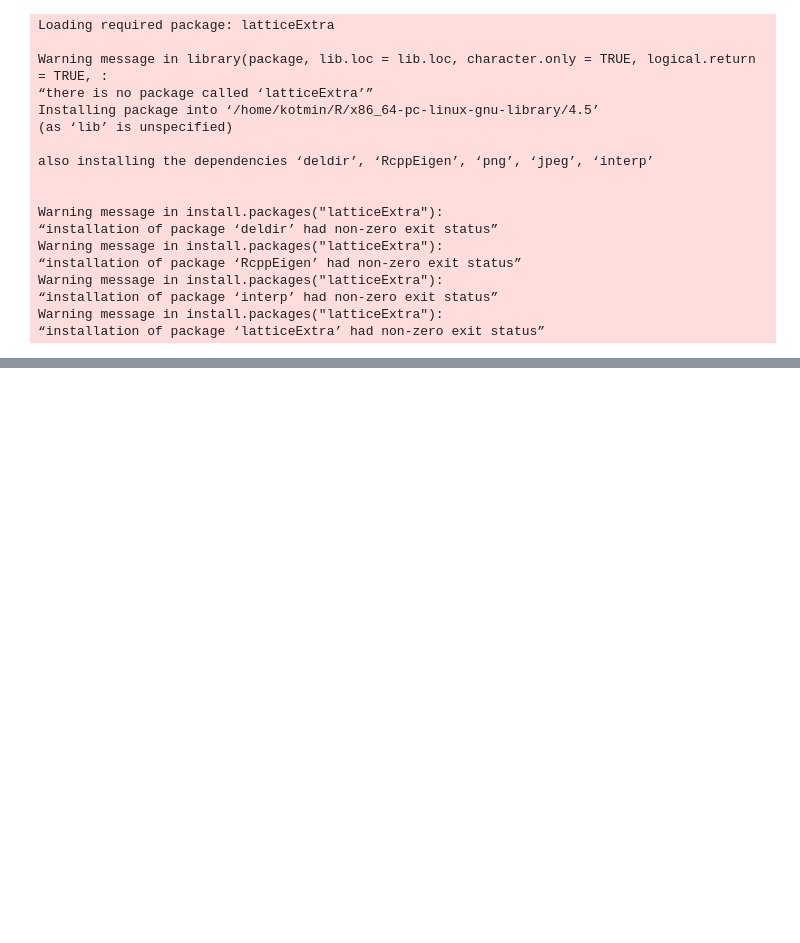
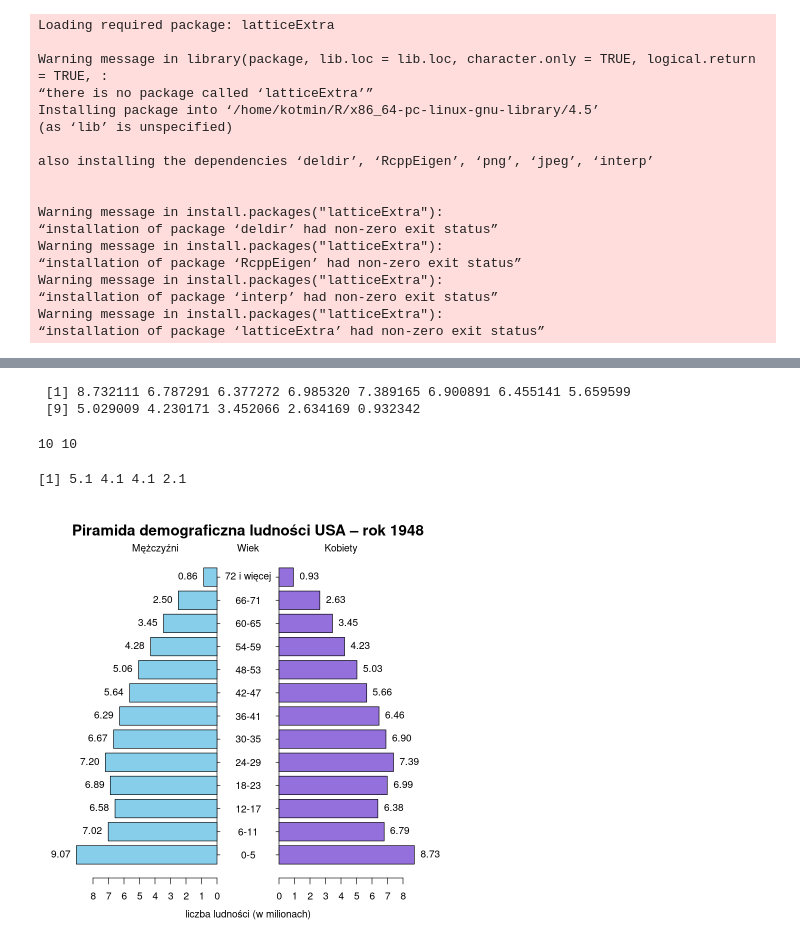
Before and after one commit to Kotmin/R-Planowanie-Eksperymentu, a Jupyter notebook: Zadania.ipynb, the cells around one changed output, grey strips where cells are left out. Saved outputs shown, nothing was run; the diff lists cells and outputs as text; code cells hidden in the pictures; blank space fills up the shorter version.

```diff
--- a/Zadania.ipynb
+++ b/Zadania.ipynb
@@ -855,0 +954,42 @@ przedzialy <- cut(
+# %%
+# Agregujemy populację według płci i kategorii wiekowej
+tabela <- aggregate(Population ~ Sex + wiek_kategoria, data = dane_1948, sum)
+# %%
+kobiety <- tabela$Population[tabela$Sex == "Female"]
+mezczyzni <- tabela$Population[tabela$Sex == "Male"]
+# %%
+kobiety
+# %% [output]
+ [1] 8.732111 6.787291 6.377272 6.985320 7.389165 6.900891 6.455141 5.659599
+ [9] 5.029009 4.230171 3.452066 2.634169 0.932342
+# %%
+# Upewniamy się, że obie grupy są w tej samej kolejności wiekowej
+kategorie <- levels(tabela$wiek_kategoria)
+# %%
+# jeśli występuje N/A zastępujemy to 0
+kobiety[is.na(kobiety)] <- 0
+mezczyzni[is.na(mezczyzni)] <- 0
+# %%
+pyramid.plot(
+  lx = mezczyzni,
+  rx = kobiety,
+  labels = kategorie,
+  main = "",  #
+  lxcol = "#87CEEB",     # błękitny
+  rxcol = "#9370DB",     # fioletowy
+  unit = "liczba ludności (w milionach)",
+  gap = 2,
+  top.labels = c("Mężczyźni", "Wiek", "Kobiety"),
+  labelcex = 1.0,
+  ndig = 2,
+  # xlim = maks  # przeskalowanie zakresu do danych - nawet w dokumentacji nie ma sensownego opisu jak to symetrycznie ustawić
+    show.values = TRUE
+
+)
+
+
+title(main = "Piramida demograficzna ludności USA – rok 1948", cex.main = 1.5)
+# %% [output]
+10 10
+[1] 5.1 4.1 4.1 2.1
+[figure, added]
```
Also changed, not shown: parts of 9 cells of this notebook, 1 other file.
